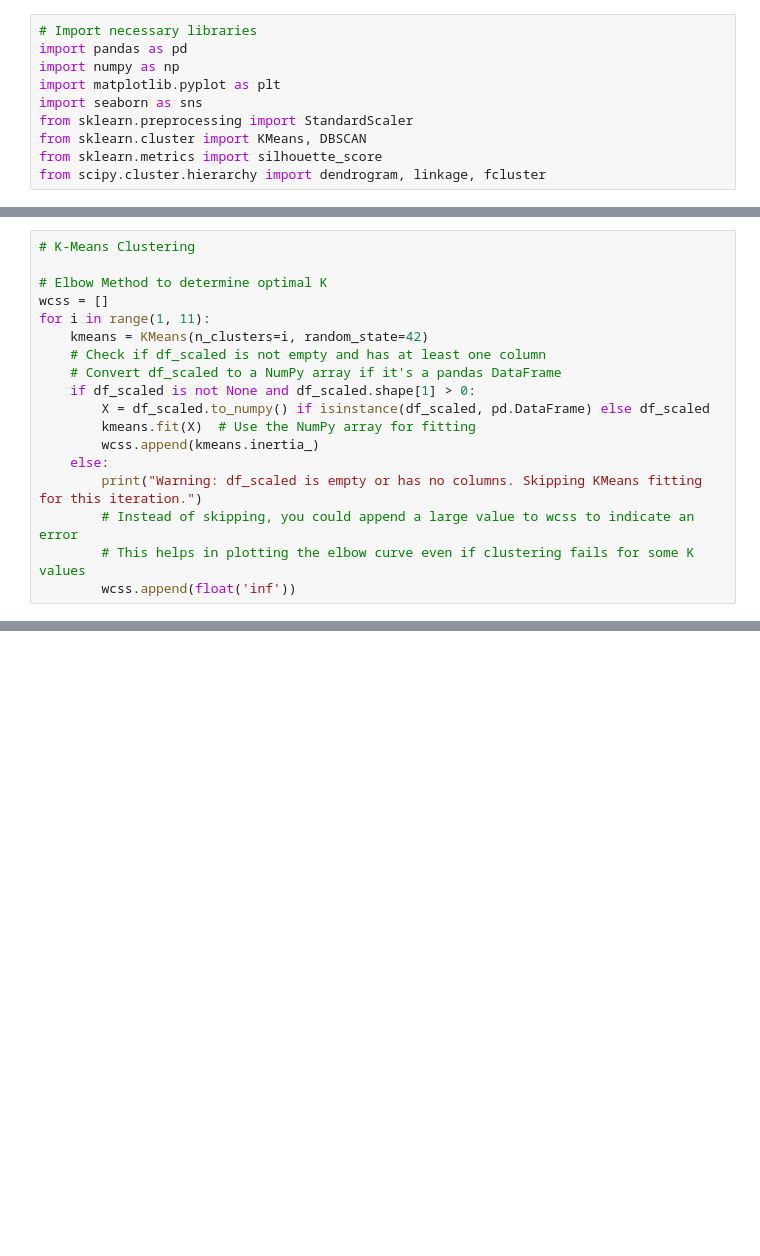
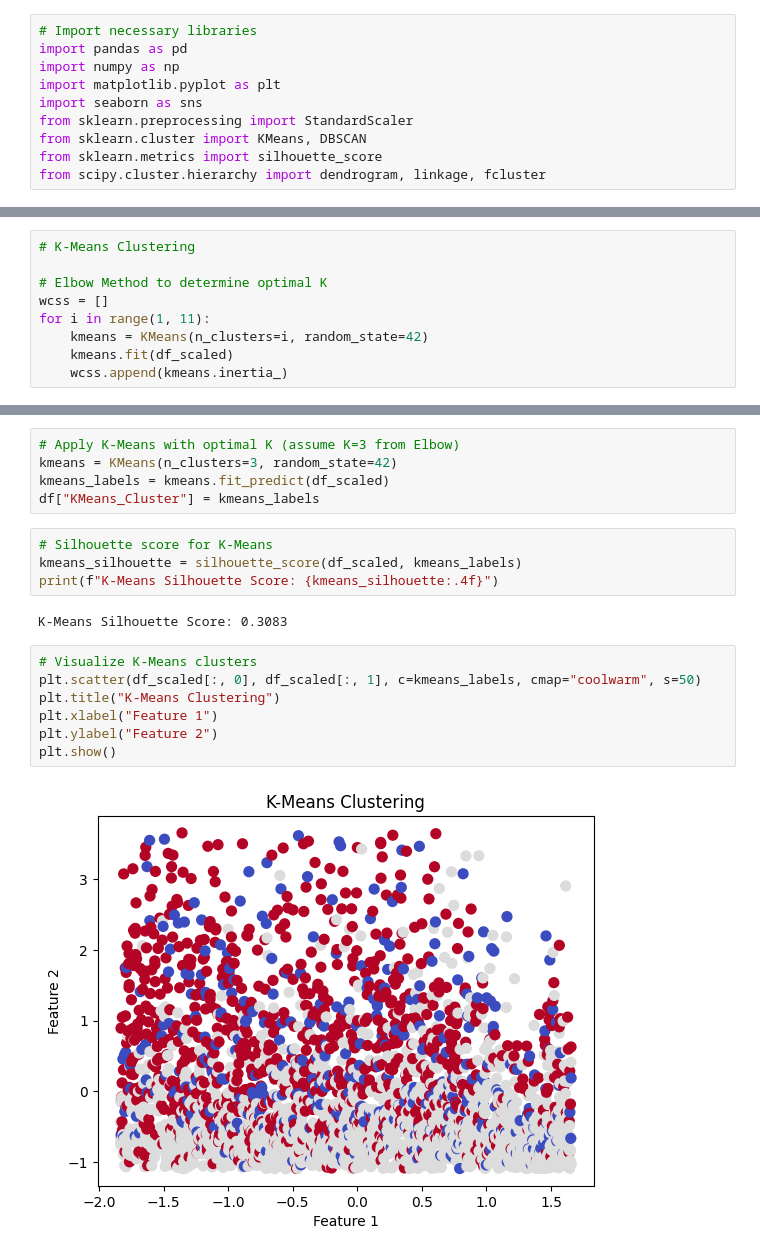
Before and after one commit to sathasivamn/CLUSTERING-ANALYSIS, a Jupyter notebook: Assignment_8_CLUSTERING_ANALYSIS.ipynb, the cells around one changed output, grey strips where cells are left out. Saved outputs shown, nothing was run; the diff lists cells and outputs as text; blank space fills up the shorter version.

```diff
--- a/Assignment_8_CLUSTERING_ANALYSIS.ipynb
+++ b/Assignment_8_CLUSTERING_ANALYSIS.ipynb
@@ -156,18 +72,0 @@ Numeric DataFrame is empty. Skipping scaling, pairplot, and heatmap.
-# %%
-# K-Means Clustering
-
-# Elbow Method to determine optimal K
-wcss = []
-for i in range(1, 11):
-    kmeans = KMeans(n_clusters=i, random_state=42)
-    # Check if df_scaled is not empty and has at least one column
-    # Convert df_scaled to a NumPy array if it's a pandas DataFrame
-    if df_scaled is not None and df_scaled.shape[1] > 0:
-        X = df_scaled.to_numpy() if isinstance(df_scaled, pd.DataFrame) else df_scaled
-        kmeans.fit(X)  # Use the NumPy array for fitting
-        wcss.append(kmeans.inertia_)
-    else:
-        print("Warning: df_scaled is empty or has no columns. Skipping KMeans fitting for this iteration.")
-        # Instead of skipping, you could append a large value to wcss to indicate an error
-        # This helps in plotting the elbow curve even if clustering fails for some K values
-        wcss.append(float('inf'))
@@ -336,0 +103,9 @@ KMeans_Cluster column not found in DataFrame. K-Means clustering might have been
+# %%
+# K-Means Clustering
+
+# Elbow Method to determine optimal K
+wcss = []
+for i in range(1, 11):
+    kmeans = KMeans(n_clusters=i, random_state=42)
+    kmeans.fit(df_scaled)
+    wcss.append(kmeans.inertia_)
@@ -336,0 +121,20 @@ KMeans_Cluster column not found in DataFrame. K-Means clustering might have been
+# %%
+# Apply K-Means with optimal K (assume K=3 from Elbow)
+kmeans = KMeans(n_clusters=3, random_state=42)
+kmeans_labels = kmeans.fit_predict(df_scaled)
+df["KMeans_Cluster"] = kmeans_labels
+# %%
+# Silhouette score for K-Means
+kmeans_silhouette = silhouette_score(df_scaled, kmeans_labels)
+print(f"K-Means Silhouette Score: {kmeans_silhouette:.4f}")
+# %% [output]
+K-Means Silhouette Score: 0.3083
+# %%
+# Visualize K-Means clusters
+plt.scatter(df_scaled[:, 0], df_scaled[:, 1], c=kmeans_labels, cmap="coolwarm", s=50)
+plt.title("K-Means Clustering")
+plt.xlabel("Feature 1")
+plt.ylabel("Feature 2")
+plt.show()
+# %% [output]
+[figure, added]
```
Also changed, not shown: parts of 43 cells of this notebook.
